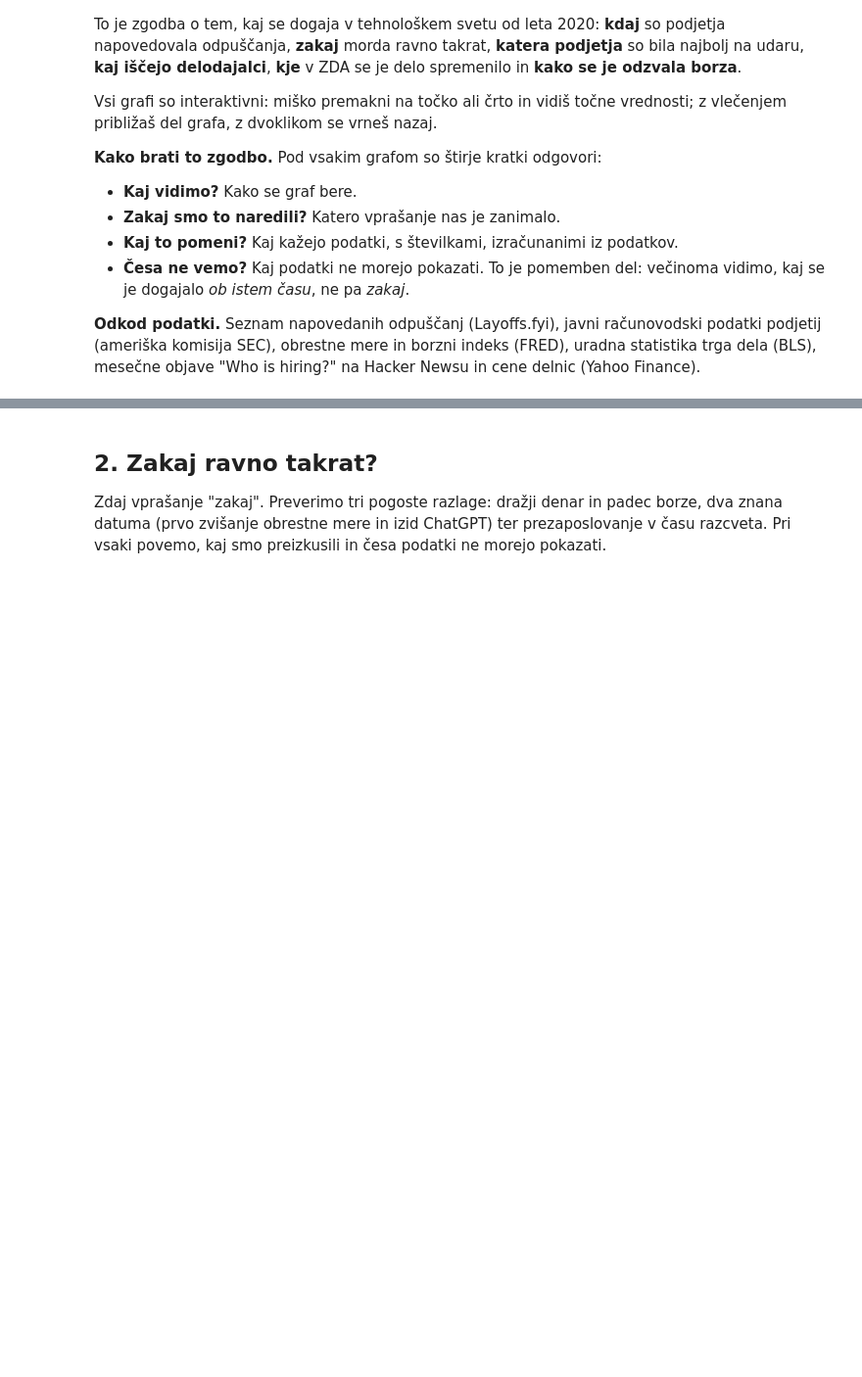
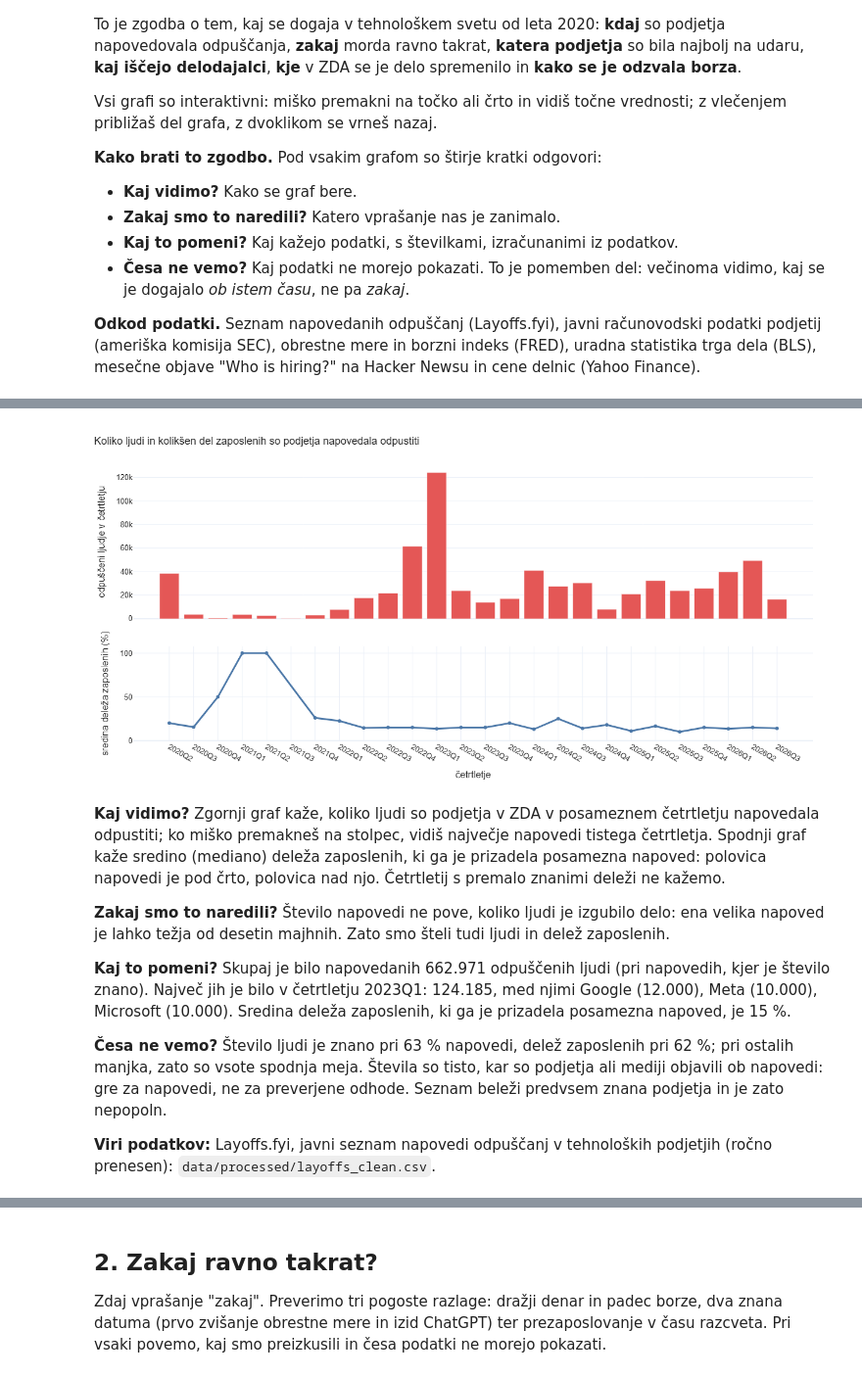
Before and after one commit to JovanObr/IT-Employment-Research, a Jupyter notebook: notebooks/08_zgodba_SL.ipynb, the cells around one changed output, grey strips where cells are left out. Shown at 98% size. Drawn from its saved outputs; the diff is of its cells as text; code cells hidden in the pictures; blank space fills up the shorter version.

```diff
--- a/notebooks/08_zgodba_SL.ipynb
+++ b/notebooks/08_zgodba_SL.ipynb
@@ -83,0 +89,14 @@ show("1_koledar")
+# %%
+if "1_ljudje" in figs:
+    show("1_ljudje")
+# %% [output]
+[figure, added]
+**Kaj vidimo?** Zgornji graf kaže, koliko ljudi so podjetja v ZDA v posameznem četrtletju napovedala odpustiti; ko miško premakneš na stolpec, vidiš največje napovedi tistega četrtletja. Spodnji graf kaže sredino (mediano) deleža zaposlenih, ki ga je prizadela posamezna napoved: polovica napovedi je pod črto, polovica nad njo. Četrtletij s premalo znanimi deleži ne kažemo.
+
+**Zakaj smo to naredili?** Število napovedi ne pove, koliko ljudi je izgubilo delo: ena velika napoved je lahko težja od desetin majhnih. Zato smo šteli tudi ljudi in delež zaposlenih.
+
+**Kaj to pomeni?** Skupaj je bilo napovedanih 662.971 odpuščenih ljudi (pri napovedih, kjer je število znano). Največ jih je bilo v četrtletju 2023Q1: 124.185, med njimi Google (12.000), Meta (10.000), Microsoft (10.000). Sredina deleža zaposlenih, ki ga je prizadela posamezna napoved, je 15 %.
+
+**Česa ne vemo?** Število ljudi je znano pri 63 % napovedi, delež zaposlenih pri 62 %; pri ostalih manjka, zato so vsote spodnja meja. Števila so tisto, kar so podjetja ali mediji objavili ob napovedi: gre za napovedi, ne za preverjene odhode. Seznam beleži predvsem znana podjetja in je zato nepopoln.
+
+**Viri podatkov:** Layoffs.fyi, javni seznam napovedi odpuščanj v tehnoloških podjetjih (ročno prenesen): `data/processed/layoffs_clean.csv`.
```
Also changed, not shown: parts of 16 cells of this notebook, 26 other files.
